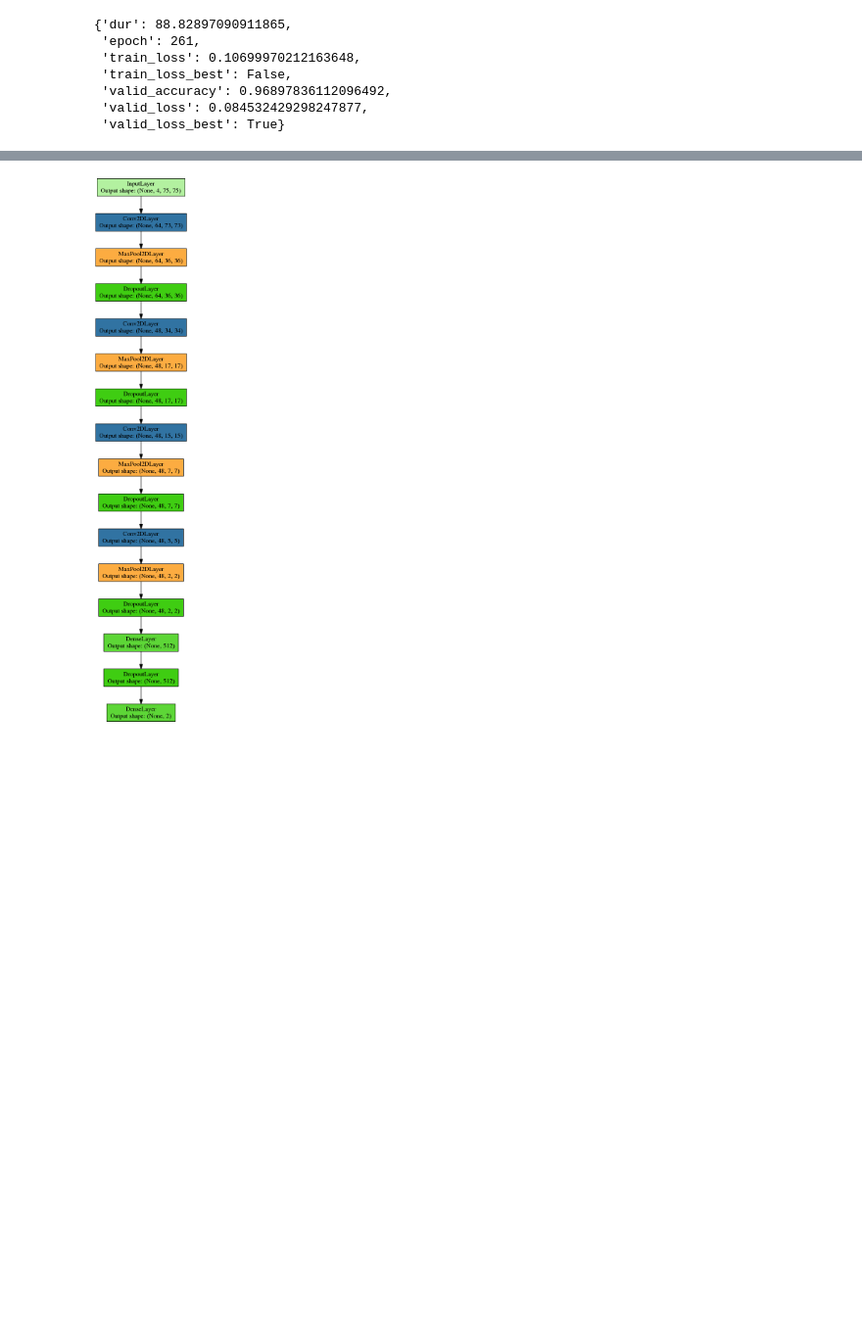
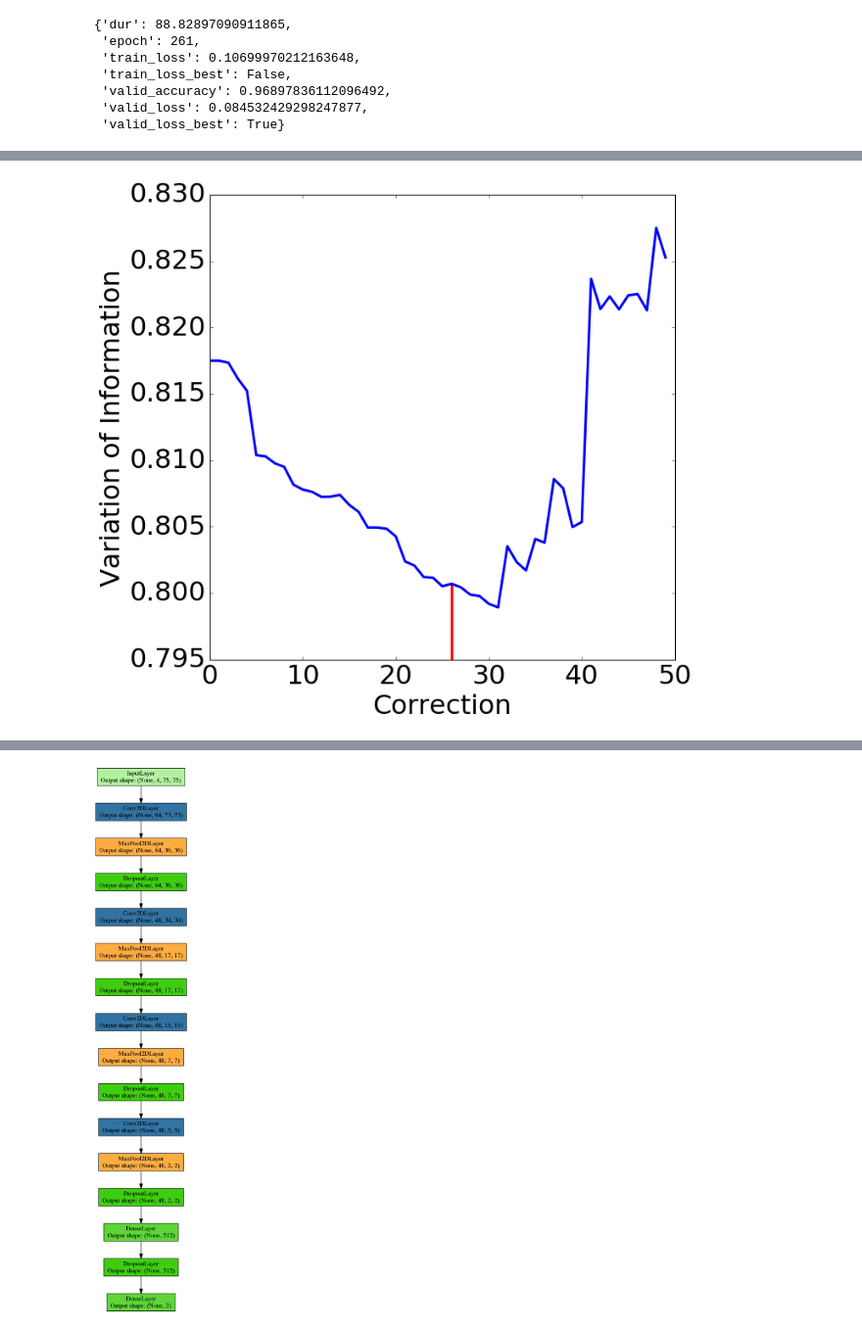
Before and after one commit to VCG/gp, a Jupyter notebook: ipy_test/IPMLB.ipynb, the cells around one changed output, grey strips where cells are left out. Shown at 98% size. Cells and saved outputs as stored; diff of their text form; code cells hidden in the pictures; blank space fills up the shorter version.

```diff
--- a/ipy_test/IPMLB.ipynb
+++ b/ipy_test/IPMLB.ipynb
@@ -49,0 +1306,13 @@ net.train_history_[-52]
+# %%
+surenesses = []
+VIs = []
+j = 0
+for i,a in enumerate(aaa.split('\n')):
+    if a.startswith('Merging'):
+        surenesses.append(float(a.split('= ')[1]))
+
+        if surenesses[-1] <.95:
+            print j
+        j+=1
+    if a.startswith('New'):
+        VIs.append(float(a.split(' ')[2]))
@@ -49,0 +1357,22 @@ net.train_history_[-52]
+# %%
+fig = plt.figure(figsize=(10,10))
+
+font = {'family' : 'sans-serif',
+        'weight' : 'normal',
+        'size'   : 32}
+
+plt.rc('font', **font)
+plt.axvline(x=26, ymax=0.16, color='red', linewidth=3)
+plt.plot(VIs[0:50], label='Training Loss', linewidth=3)
+
+# plt.plot(valid_losses, label='Validation Loss', linewidth=3)
+plt.xlabel('Correction')
+plt.ylabel('Variation of Information')
+# plt.xlim(40)
+ax = plt.gca()
+plt.rc('legend',**{'fontsize':28})
+# legend = ax.legend(loc='upper right')
+
+plt.savefig('/tmp/pt.pdf')
+# %% [output]
+[figure, added]
```
Also changed, not shown: parts of 5 cells of this notebook, 8 other files.
